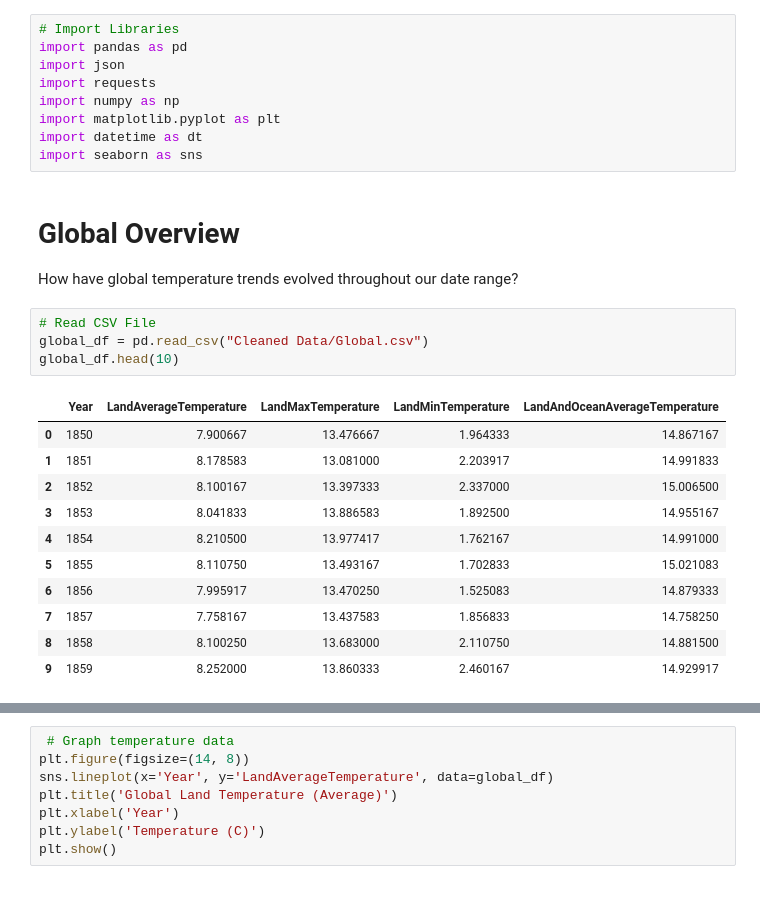
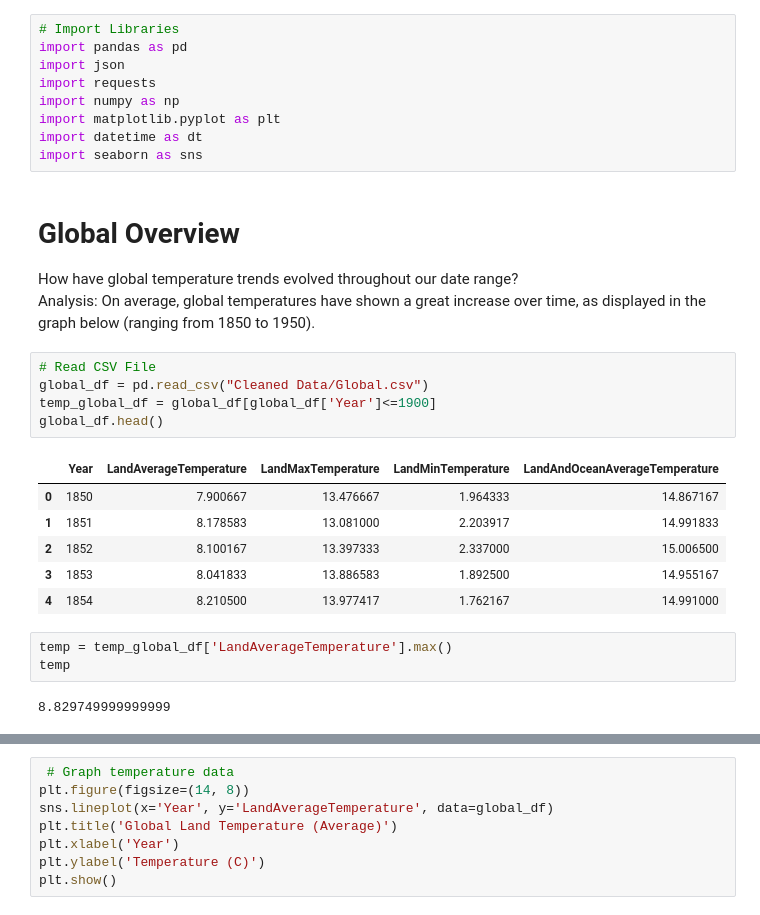
Before and after one commit to Sophiatun/Climate_Change_Analysis, a Jupyter notebook: graph_data.ipynb, the cells around one changed output, grey strips where cells are left out. Cells and saved outputs as stored; diff of their text form.

```diff
--- a/graph_data.ipynb
+++ b/graph_data.ipynb
@@ -12,20 +12,22 @@ import datetime as dt
 import seaborn as sns
 # %% [markdown]
 # Global Overview
-How have global temperature trends evolved throughout our date range?
+How have global temperature trends evolved throughout our date range? <br>
+Analysis: On average, global temperatures have shown a great increase over time, as displayed in the graph below (ranging from 1850 to 1950).
 # %%
 # Read CSV File
 global_df = pd.read_csv("Cleaned Data/Global.csv")
-global_df.head(10)
+temp_global_df = global_df[global_df['Year']<=1900]
+global_df.head()
 # %% [output]
 |  | Year | LandAverageTemperature | LandMaxTemperature | LandMinTemperature | LandAndOceanAverageTemperature |
 | 0 | 1850 | 7.900667 | 13.476667 | 1.964333 | 14.867167 |
 | 1 | 1851 | 8.178583 | 13.081000 | 2.203917 | 14.991833 |
 | 2 | 1852 | 8.100167 | 13.397333 | 2.337000 | 15.006500 |
 | 3 | 1853 | 8.041833 | 13.886583 | 1.892500 | 14.955167 |
 | 4 | 1854 | 8.210500 | 13.977417 | 1.762167 | 14.991000 |
-| 5 | 1855 | 8.110750 | 13.493167 | 1.702833 | 15.021083 |
-| 6 | 1856 | 7.995917 | 13.470250 | 1.525083 | 14.879333 |
-| 7 | 1857 | 7.758167 | 13.437583 | 1.856833 | 14.758250 |
-| 8 | 1858 | 8.100250 | 13.683000 | 2.110750 | 14.881500 |
-| 9 | 1859 | 8.252000 | 13.860333 | 2.460167 | 14.929917 |
+# %%
+temp = temp_global_df['LandAverageTemperature'].max()
+temp
+# %% [output]
+8.829749999999999
```
Also changed, not shown: parts of 5 cells of this notebook, 6 other files.
